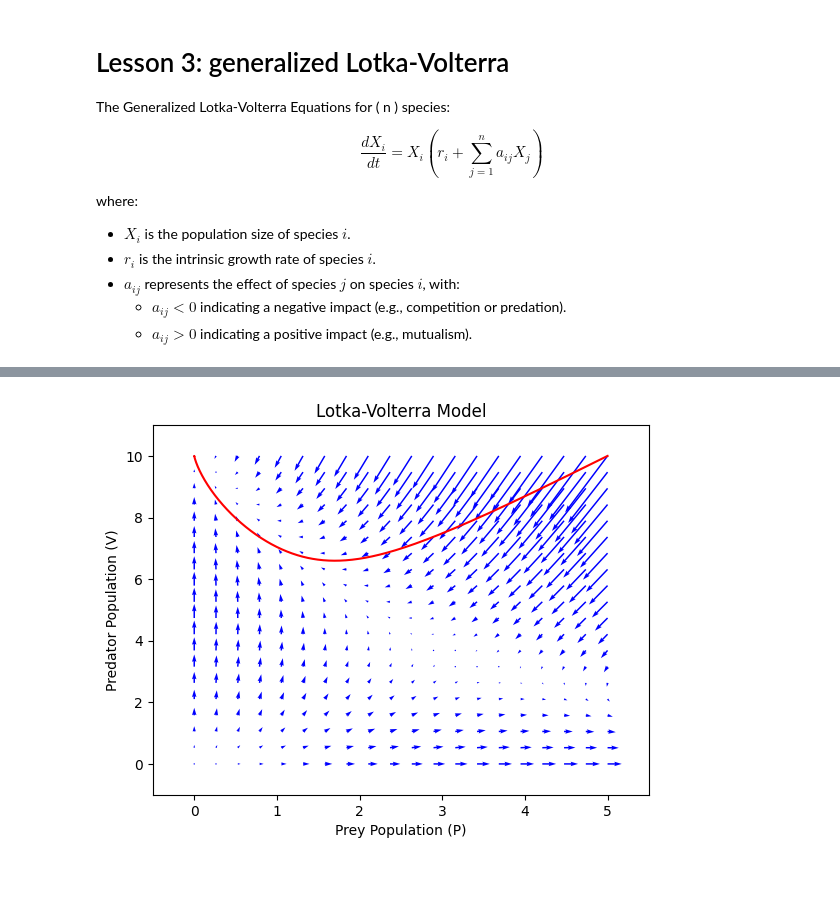
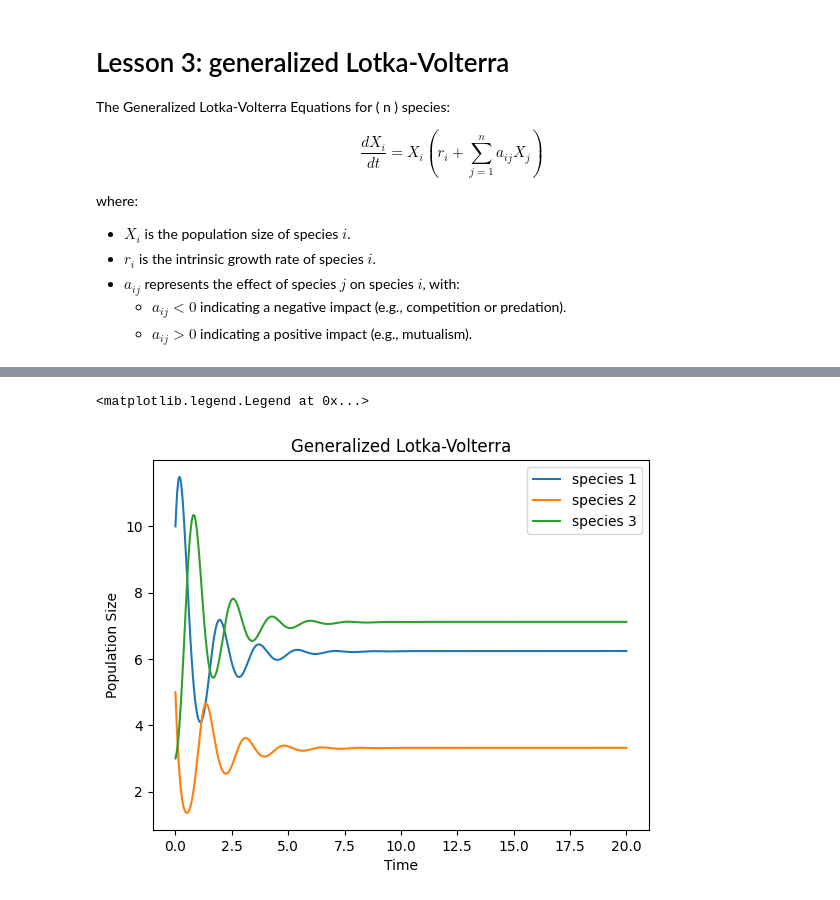
Before and after one commit to eagmon/notebook_tests, a Jupyter notebook: sim_study_work.ipynb, the cells around one changed output, grey strips where cells are left out. Cells and saved outputs as stored; diff of their text form; code cells hidden in the pictures.

```diff
--- a/sim_study_work.ipynb
+++ b/sim_study_work.ipynb
@@ -357,7 +299,26 @@ plot_timeseries_gLV(results)
-# %%
-initial_populations = [5, 10]
-growth_rates = [1.0, 1.0]
-interactions = [[-0.1, -0.2], [-0.2, -0.1]]
-plot_quiver_2D(initial_populations, growth_rates, interactions, total_time=100)
-# %% [output]
-[figure, removed]
+# %%
+# Initial populations
+initial_population = [10, 5, 3]
+
+# Intrinsic growth rates
+growth_rates = [1.1, -0.4, 0.5]
+
+# Interaction matrix
+interactions = [[-0.1, 0.5, -0.3],
+                [-0.4, -0.2, 0.5],
+                [0.3, -0.5, -0.1]]
+
+# Time points
+t = np.linspace(0, 20, 1000)
+
+# soln = generalized_lotka_volterra(initial_populations,t, growth_rates, interactions)
+solution = odeint(generalized_lotka_volterra, initial_population, t, args=(growth_rates, interactions))
+# %%
+plt.plot(t, solution)
+plt.xlabel('Time')
+plt.ylabel('Population Size')
+plt.title('Generalized Lotka-Volterra')
+plt.legend(['species 1', 'species 2', 'species 3'])
+# %% [output]
+<matplotlib.legend.Legend at 0x...>
+[figure, added]
```
Also changed, not shown: parts of 16 cells of this notebook, 3 other files.
